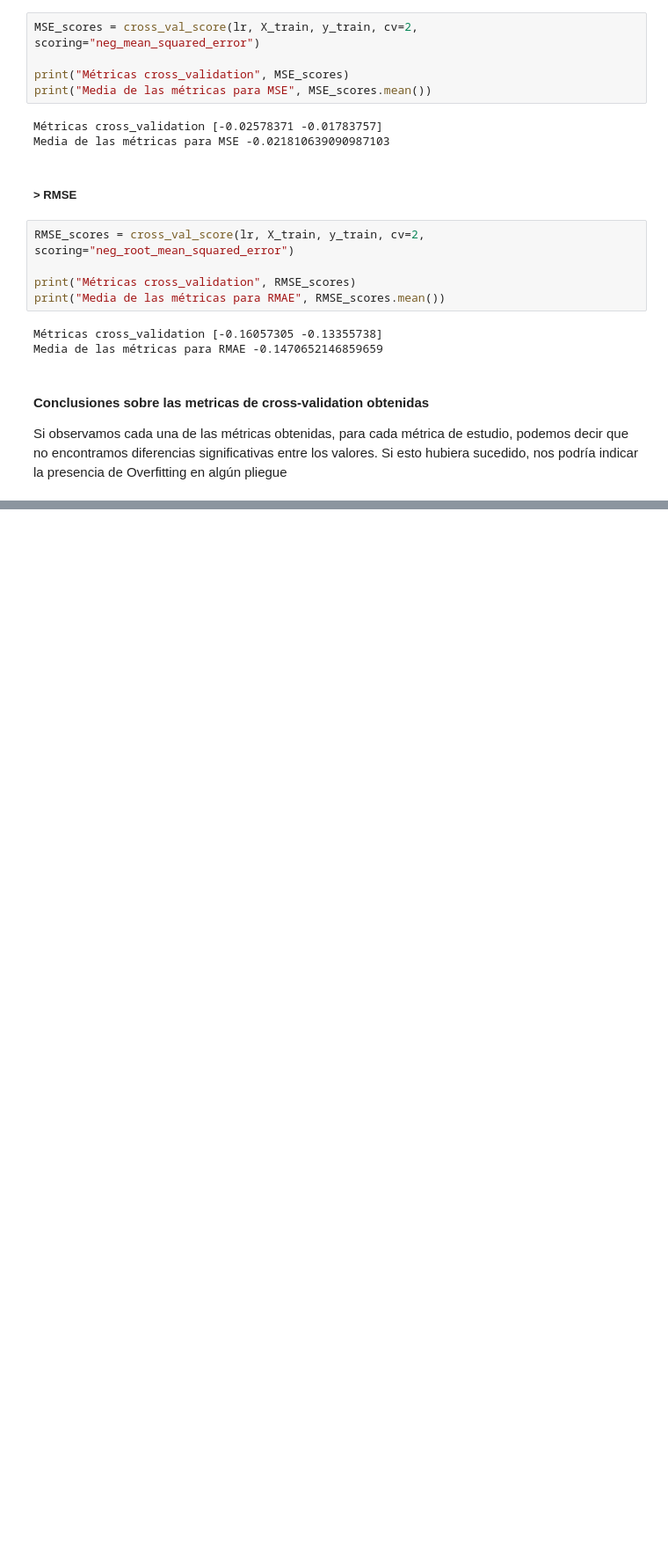
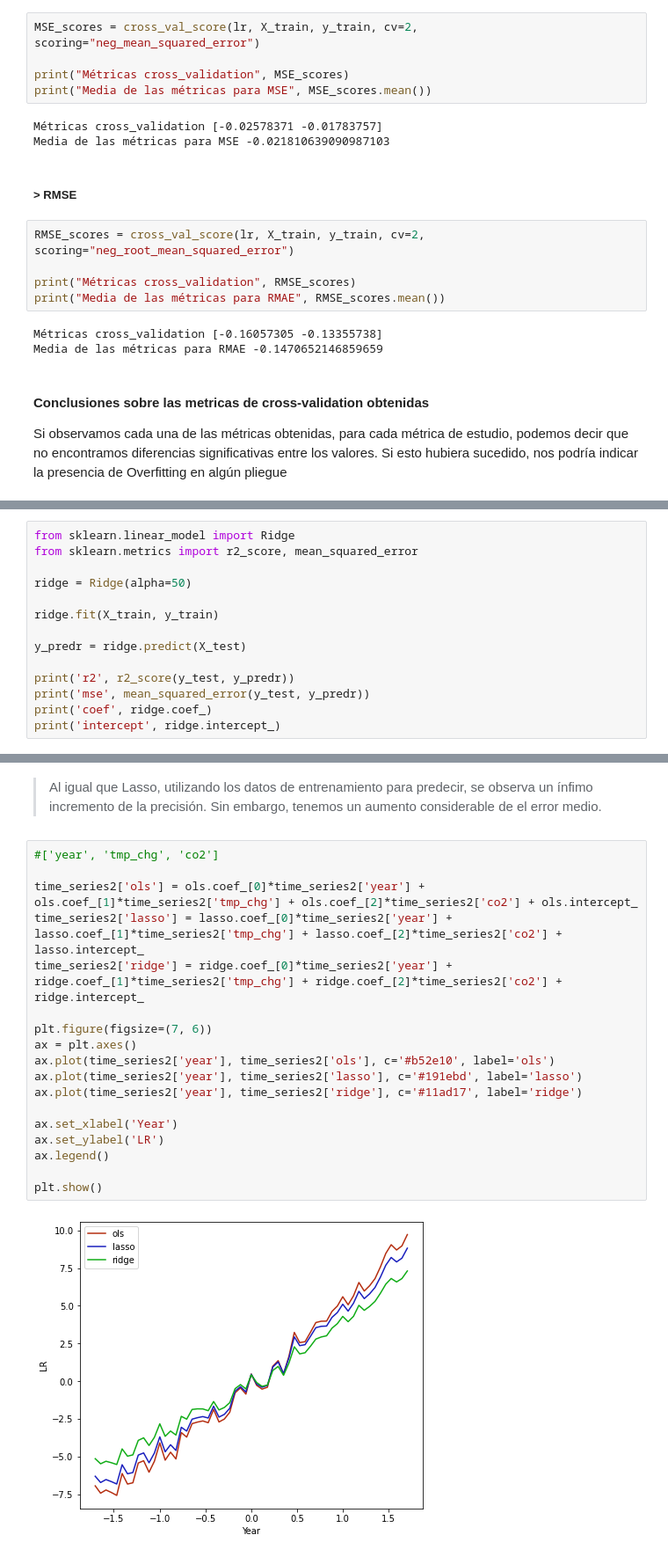
Before and after one commit to jcorvalan93/CH_DataScience, a Jupyter notebook: WorldClimateChange_Lisousky_Mora_Corvalan.ipynb, the cells around one changed output, grey strips where cells are left out. Shown at 88% size. Cells and saved outputs as stored; diff of their text form; blank space fills up the shorter version.

```diff
--- a/WorldClimateChange_Lisousky_Mora_Corvalan.ipynb
+++ b/WorldClimateChange_Lisousky_Mora_Corvalan.ipynb
@@ -976,0 +1139,14 @@ Si observamos cada una de las métricas obtenidas, para cada métrica de estudio
+# %%
+from sklearn.linear_model import Ridge
+from sklearn.metrics import r2_score, mean_squared_error
+
+ridge = Ridge(alpha=50)
+
+ridge.fit(X_train, y_train)
+
+y_predr = ridge.predict(X_test)
+
+print('r2', r2_score(y_test, y_predr))
+print('mse', mean_squared_error(y_test, y_predr))
+print('coef', ridge.coef_)
+print('intercept', ridge.intercept_)
@@ -976,0 +1174,22 @@ Si observamos cada una de las métricas obtenidas, para cada métrica de estudio
+# %% [markdown]
+> Al igual que Lasso, utilizando los datos de entrenamiento para predecir, se observa un ínfimo incremento de la precisión. Sin embargo, tenemos un aumento considerable de el error medio.
+# %%
+#['year', 'tmp_chg', 'co2']
+
+time_series2['ols'] = ols.coef_[0]*time_series2['year'] + ols.coef_[1]*time_series2['tmp_chg'] + ols.coef_[2]*time_series2['co2'] + ols.intercept_
+time_series2['lasso'] = lasso.coef_[0]*time_series2['year'] + lasso.coef_[1]*time_series2['tmp_chg'] + lasso.coef_[2]*time_series2['co2'] + lasso.intercept_
+time_series2['ridge'] = ridge.coef_[0]*time_series2['year'] + ridge.coef_[1]*time_series2['tmp_chg'] + ridge.coef_[2]*time_series2['co2'] + ridge.intercept_
+
+plt.figure(figsize=(7, 6))
+ax = plt.axes()
+ax.plot(time_series2['year'], time_series2['ols'], c='#b52e10', label='ols')
+ax.plot(time_series2['year'], time_series2['lasso'], c='#191ebd', label='lasso')
+ax.plot(time_series2['year'], time_series2['ridge'], c='#11ad17', label='ridge')
+
+ax.set_xlabel('Year')
+ax.set_ylabel('LR')
+ax.legend()
+
+plt.show()
+# %% [output]
+[figure, added]
```
Also changed, not shown: parts of 25 cells of this notebook.
